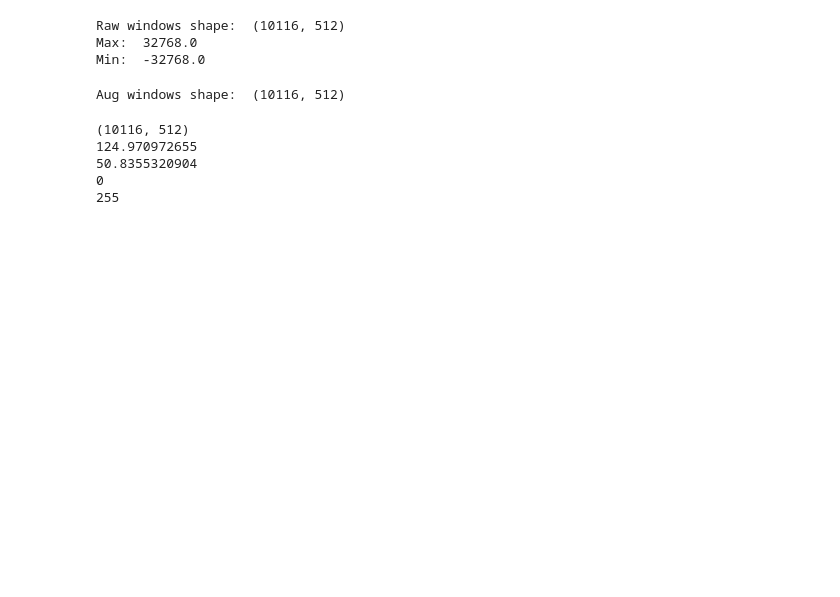
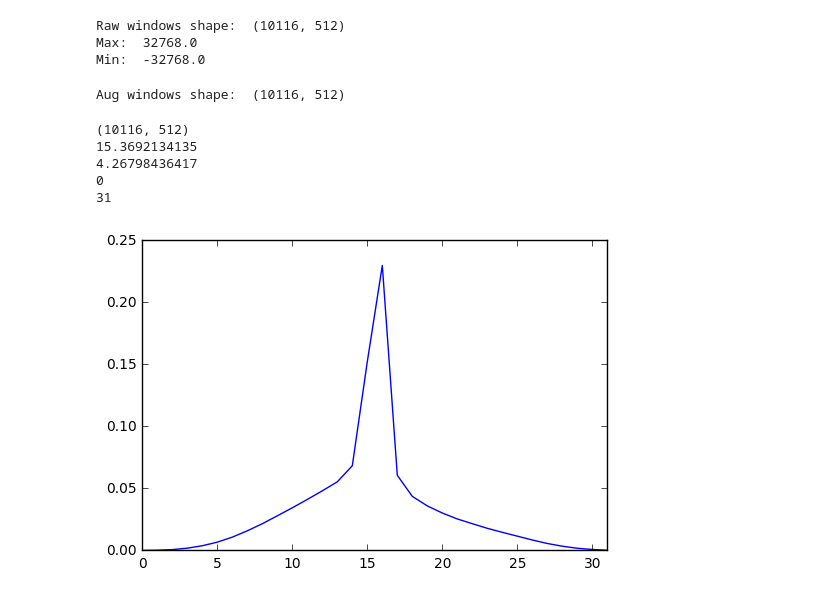
Before and after one commit to sri-kankanahalli/autoencoder-speech-compression, a Jupyter notebook: Classification Autoencoder.ipynb, the cells around one changed output. Cells and saved outputs as stored; diff of their text form; code cells hidden in the pictures; blank space fills up the shorter version.

```diff
--- a/Classification Autoencoder.ipynb
+++ b/Classification Autoencoder.ipynb
@@ -51,8 +51,7 @@ OVERLAP_FUNC = sig.hann(OVERLAP_SIZE * 2)
 # directory that contains TIMIT files
 TIMIT_DIR = "/home/sri/Desktop/timit"
 
-# directory that contains .wav files to process
-NUM_EPOCHS = 1
+# batch size
 BATCH_SIZE = 64
 
 # randomly shuffle data before partitioning into training/validation?
@@ -60,6 +59,9 @@ RANDOM_SHUFFLE = True
 
 # sample rate of input file (used in MFCC calculation)
 SAMPLE_RATE = 16000
+
+# number of "bins" for u-law
+NBINS = 32
 # %%
 from load_TIMIT import *
 from windowingFunctions import *
@@ -96,10 +98,10 @@ def preprocessWindows(windows):
     processed /= 32768.0
 
     # apply u-law transformation
-    processed = np.sign(processed) * np.log(1.0 + 255.0 * np.abs(processed)) / np.log(1.0 + 255.0)
+    processed = np.sign(processed) * np.log(1.0 + (NBINS - 1) * np.abs(processed)) / np.log(1.0 + (NBINS - 1))
 
     # scale from 0 to 255
-    processed = ((processed + 1.0) / 2.0) * 255.0
+    processed = ((processed + 1.0) / 2.0) * (NBINS - 1)
 
     # quantize into 255 bins
     processed = np.round(processed)
@@ -111,10 +113,10 @@ def unpreprocessWindows(windows, params):
     # de-quantize (go from ints [0, 255] to float [-1.0, 1.0])
     unprocessed = np.copy(windows)
     unprocessed = unprocessed.astype(np.float32)
-    unprocessed = (unprocessed / 255.0) * 2.0 - 1.0
+    unprocessed = (unprocessed / (NBINS - 1)) * 2.0 - 1.0
 
     # un-apply u-law transformation
-    unprocessed = np.sign(unprocessed) * (np.power(256, np.abs(unprocessed)) - 1) / 255.0
+    unprocessed = np.sign(unprocessed) * (np.power(NBINS, np.abs(unprocessed)) - 1) / (NBINS - 1)
 
     # scale window from [-1, 1] to [-32768, 32768]
     unprocessed *= 32768.0
@@ -202,7 +204,26 @@ print np.min(processedWindows, axis = None)
 print np.max(processedWindows, axis = None)
 # %% [output]
 (10116, 512)
-124.970972655
-50.8355320904
+15.3692134135
+4.26798436417
 0
-255
+31
+# %%
+# empirically estimate prior probabilities
+prior_probs = np.zeros(NBINS)
+
+for w in processedWindows:
+    for i in w:
+        prior_probs[i] += 1
+
+prior_probs /= sum(prior_probs)
+# %%
+# plot probability distribution
+from matplotlib import pyplot as plt
+
+X = np.linspace(0, NBINS - 1, NBINS, endpoint=True)
+plt.xlim(0.0, NBINS - 1)
+plt.plot(prior_probs)
+plt.show()
+# %% [output]
+[figure, added]
```
Also changed, not shown: parts of 11 cells of this notebook.
